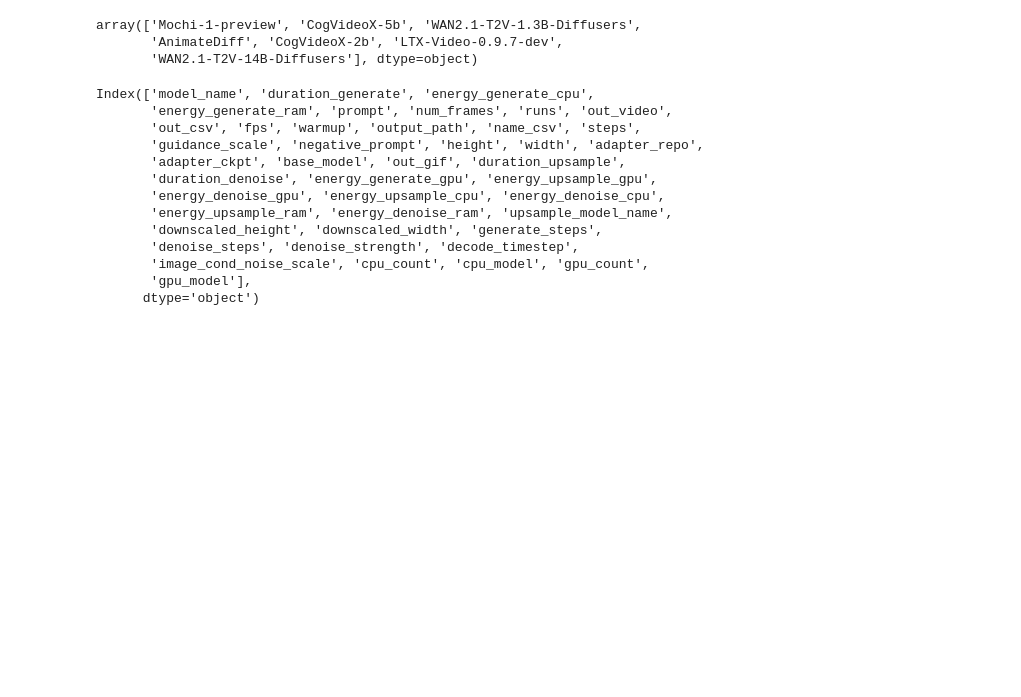
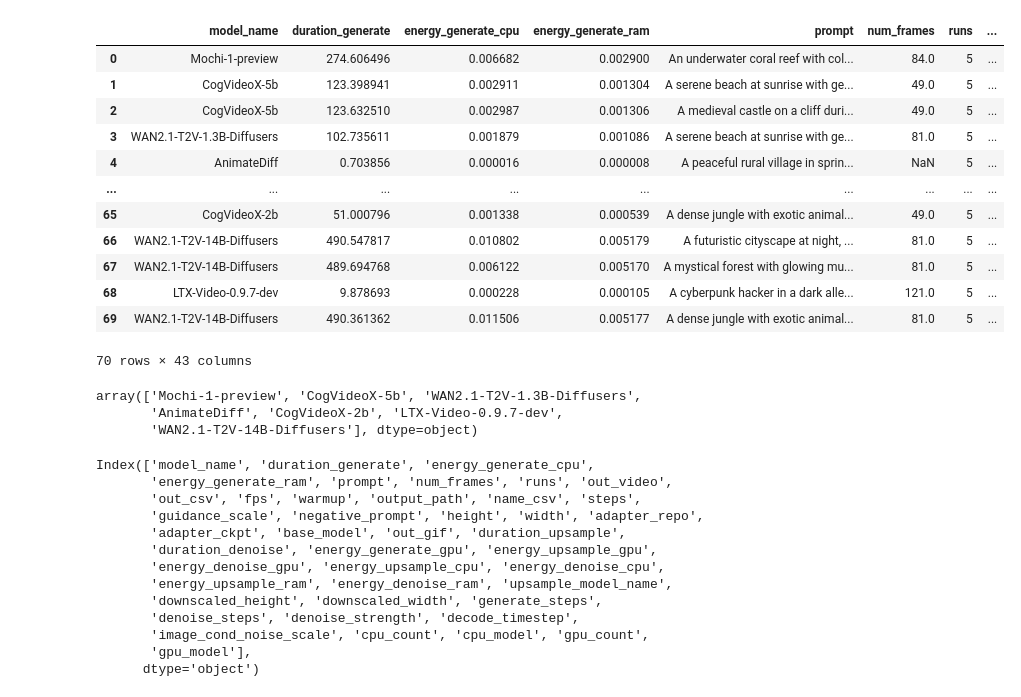
Before and after one commit to JulienDelavande/benchlab, a Jupyter notebook: videos/results.ipynb, the cells around one changed output. Drawn from its saved outputs; the diff is of its cells as text; code cells hidden in the pictures; blank space fills up the shorter version.

```diff
--- a/videos/results.ipynb
+++ b/videos/results.ipynb
@@ -26,6 +26,22 @@ combined_df['cpu_count'] = 8
 combined_df['cpu_model'] = 'AMD EPYC 7R13 Processor'
 combined_df['gpu_count'] = 1
 combined_df['gpu_model'] = 'NVIDIA A100 80GB HBM3'
+# %%
+combined_df
+# %% [output]
+|  | model_name | duration_generate | energy_generate_cpu | energy_generate_ram | prompt | num_frames | runs | ... |
+| 0 | Mochi-1-preview | 274.606496 | 0.006682 | 0.002900 | An underwater coral reef with col... | 84.0 | 5 | ... |
+| 1 | CogVideoX-5b | 123.398941 | 0.002911 | 0.001304 | A serene beach at sunrise with ge... | 49.0 | 5 | ... |
+| 2 | CogVideoX-5b | 123.632510 | 0.002987 | 0.001306 | A medieval castle on a cliff duri... | 49.0 | 5 | ... |
+| 3 | WAN2.1-T2V-1.3B-Diffusers | 102.735611 | 0.001879 | 0.001086 | A serene beach at sunrise with ge... | 81.0 | 5 | ... |
+| 4 | AnimateDiff | 0.703856 | 0.000016 | 0.000008 | A peaceful rural village in sprin... | NaN | 5 | ... |
+| ... | ... | ... | ... | ... | ... | ... | ... | ... |
+| 65 | CogVideoX-2b | 51.000796 | 0.001338 | 0.000539 | A dense jungle with exotic animal... | 49.0 | 5 | ... |
+| 66 | WAN2.1-T2V-14B-Diffusers | 490.547817 | 0.010802 | 0.005179 | A futuristic cityscape at night, ... | 81.0 | 5 | ... |
+| 67 | WAN2.1-T2V-14B-Diffusers | 489.694768 | 0.006122 | 0.005170 | A mystical forest with glowing mu... | 81.0 | 5 | ... |
+| 68 | LTX-Video-0.9.7-dev | 9.878693 | 0.000228 | 0.000105 | A cyberpunk hacker in a dark alle... | 121.0 | 5 | ... |
+| 69 | WAN2.1-T2V-14B-Diffusers | 490.361362 | 0.011506 | 0.005177 | A dense jungle with exotic animal... | 81.0 | 5 | ... |
+70 rows × 43 columns
 # %%
 combined_df['model_name'].unique()
 # %% [output]
```
Also changed, not shown: parts of 6 cells of this notebook, 15 other files.
